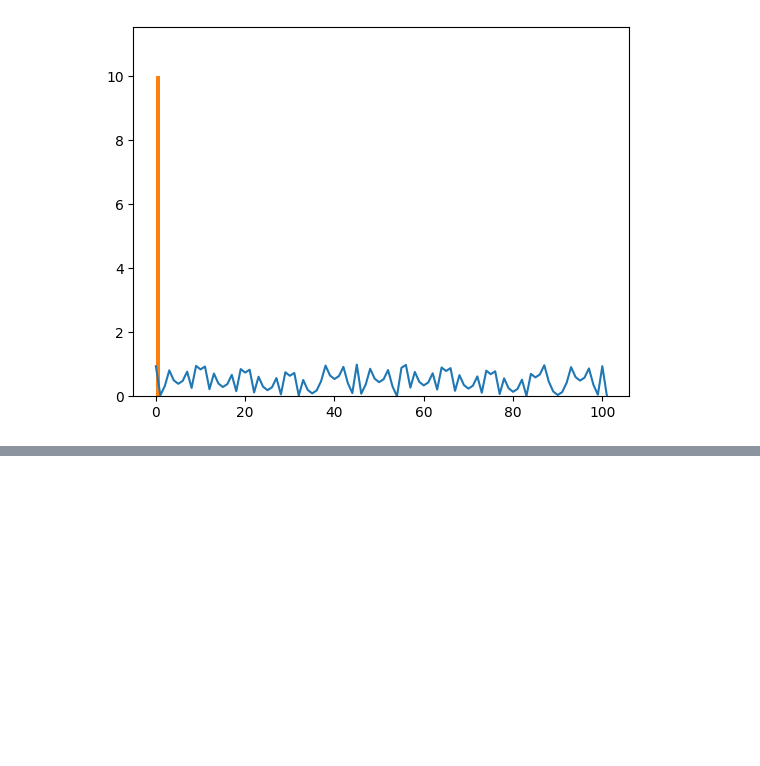
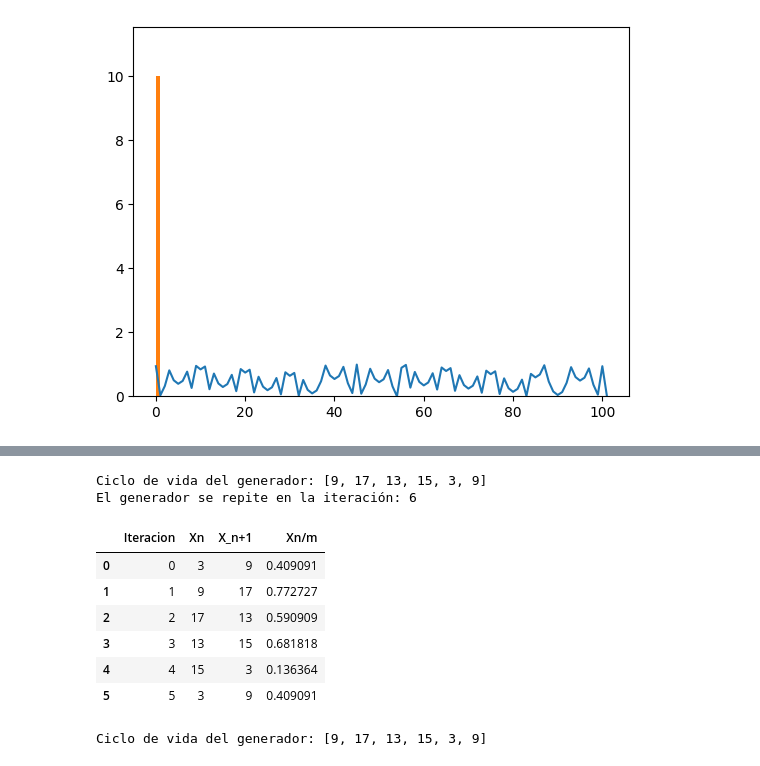
Before and after one commit to EduardoAcostaC/Simulacion-I, a Jupyter notebook: Números_Aleatorios.ipynb, the cells around one changed output, grey strips where cells are left out. Drawn from its saved outputs; the diff is of its cells as text; code cells hidden in the pictures; blank space fills up the shorter version.

```diff
--- a/Números_Aleatorios.ipynb
+++ b/Números_Aleatorios.ipynb
@@ -105,0 +199,54 @@ plt.hist(lista);
+# %%
+import pandas as pd
+from IPython.display import display
+
+# Parámetros del generador congruencial
+a = 16  # Multiplicador
+c = 203  # Incremento
+m = 22  # Módulo
+x_0 = 3  # Semilla
+
+# Funcion Generadora
+def generador(a, c, m, x_0):
+    x = (a * x_0 + c) % m
+    return x
+
+muestra = []
+ciclo_vida = []  # Almacena la secuencia de números generados
+
+# Bucle principal (iterar m veces o hasta que se repita)
+for i in range(m):
+    nuevo = generador(a, c, m, x_0)
+    muestra.append([i, x_0, nuevo, nuevo / m])
+    x_0 = nuevo
+    ciclo_vida.append(x_0)
+
+    # Verifica si el número ya se generó
+    if x_0 in ciclo_vida[:-1]:
+        print("Ciclo de vida del generador:", ciclo_vida[:i+1])
+        print("El generador se repite en la iteración:", i + 1)
+        break  # Detiene la generación si se repite
+
+df = pd.DataFrame(muestra, columns=["Iteracion", "Xn", "X_n+1", "Xn/m"])
+df_styled = df.style.set_properties(**{
+    'background-color': 'lightblue',
+    'color': 'black',
+    'border-color': 'black',
+    'border-width': '1px',
+    'border-style': 'solid',
+    'text-align': 'center'
+})
+
+display(df_styled)
+print("Ciclo de vida del generador:", ciclo_vida)
+# %% [output]
+Ciclo de vida del generador: [9, 17, 13, 15, 3, 9]
+El generador se repite en la iteración: 6
+|  | Iteracion | Xn | X_n+1 | Xn/m |
+| 0 | 0 | 3 | 9 | 0.409091 |
+| 1 | 1 | 9 | 17 | 0.772727 |
+| 2 | 2 | 17 | 13 | 0.590909 |
+| 3 | 3 | 13 | 15 | 0.681818 |
+| 4 | 4 | 15 | 3 | 0.136364 |
+| 5 | 5 | 3 | 9 | 0.409091 |
+Ciclo de vida del generador: [9, 17, 13, 15, 3, 9]
```
Also changed, not shown: parts of 2 cells of this notebook.
